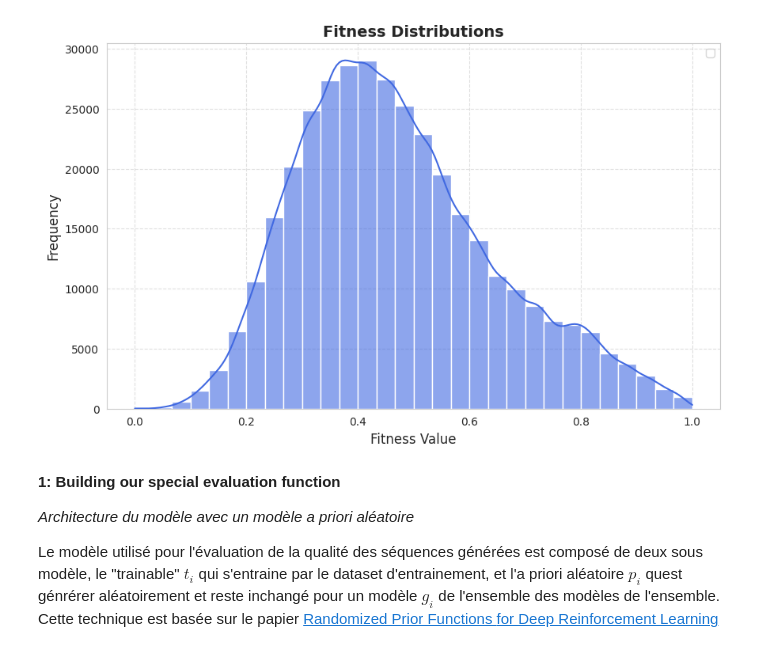
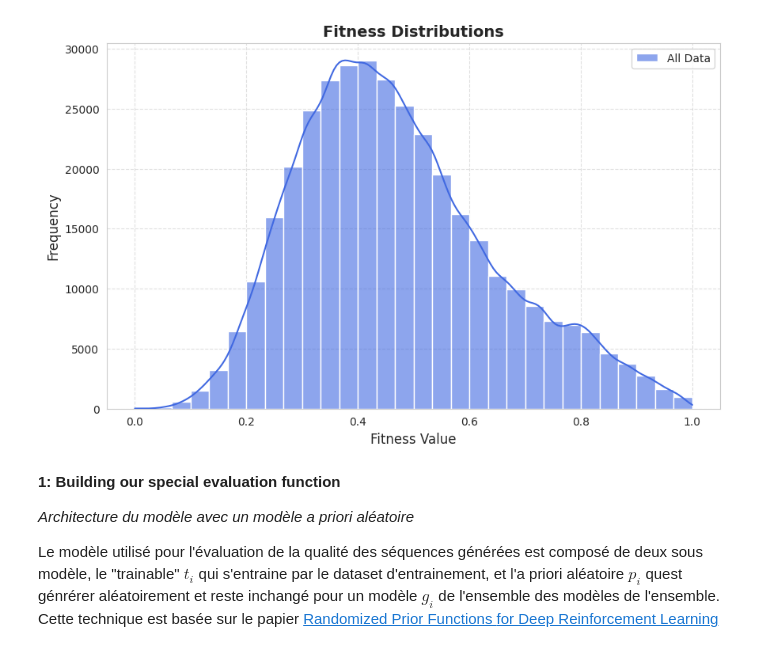
Before and after one commit to mouaadelj/ADN-Seq-Generation, a Jupyter notebook: Notebooks/Full_Pipeline.ipynb, the cells around one changed output. Cells and saved outputs as stored; diff of their text form; code cells hidden in the pictures.

Commit message:
fix plot bug

```diff
--- a/Notebooks/Full_Pipeline.ipynb
+++ b/Notebooks/Full_Pipeline.ipynb
@@ -20,24 +37,19 @@ Data = pd.concat([Train, Test], ignore_index=True)
 # %%
-# Set the Seaborn style for better aesthetics
 sns.set_style("whitegrid")
 
-# Create the figure
 plt.figure(figsize=(10, 6))
 
-# Plot histograms with KDE for all three distributions
-sns.histplot(Data["fitness"], bins=30, kde=True, color="royalblue", alpha=0.6)
+sns.histplot(Data["fitness"], bins=30, kde=True, label = 'All Data',color="royalblue", alpha=0.6)
 
-# Formatting the plot
 plt.xlabel("Fitness Value", fontsize=12)
 plt.ylabel("Frequency", fontsize=12)
 plt.title("Fitness Distributions", fontsize=14, fontweight='bold')
 plt.legend()
 plt.grid(True, linestyle="--", alpha=0.6)
 
-# Show the plot
 plt.show()
 # %% [output]
-[figure, old version]
+[figure, new version]
 # %% [markdown]
 **1: Building our special evaluation function**
 
```
Also changed, not shown: parts of 3 cells of this notebook.
